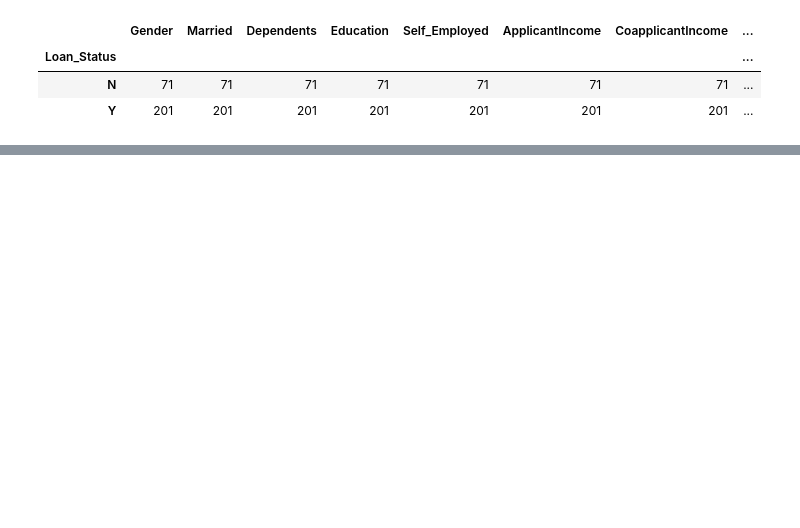
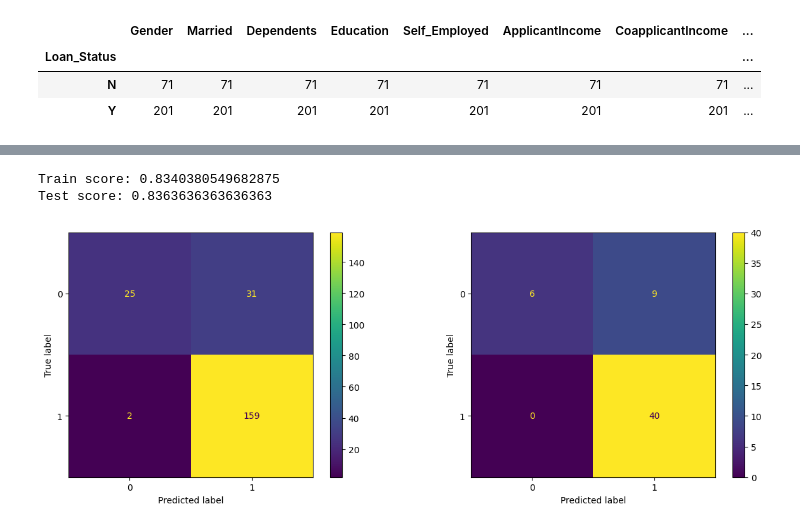
Before and after one commit to Shamsco/Loan-Approval, a Jupyter notebook: Loan Rejection.ipynb, the cells around one changed output, grey strips where cells are left out. Cells and saved outputs as stored; diff of their text form; code cells hidden in the pictures; blank space fills up the shorter version.

```diff
--- a/Loan Rejection.ipynb
+++ b/Loan Rejection.ipynb
@@ -252,16 +220,0 @@ Test Score: 0.7272727272727273
-# %%
-random_forest = RandomForestClassifier(random_state = 42)
-accuracy = cross_val_score(random_forest, X_train, y_train, cv=5)
-random_forest.fit(X_train, y_train)
-y_pred = random_forest.predict(X_test)
-
-train_score = np.mean(accuracy)
-test_score = random_forest.score(X_test, y_test)
-print("Train Score:", train_score)
-print("Test Score:", test_score)
-
-result_dict_train["Random_Forest_Train_Score"] = train_score
-result_dict_test["Random_Forest_Test_Score"] = test_score
-
-result_matrix = confusion_matrix(y_test, y_pred, labels=random_forest.classes_)
-result_dict_matrix["Random_Forest_Confusion_Matrix"] = ConfusionMatrixDisplay(confusion_matrix=result_matrix, display_labels=random_forest.classes_)
@@ -271,16 +220,0 @@ Test Score: 0.8545454545454545
-# %%
-naive_bayes = GaussianNB()
-accuracy = cross_val_score(naive_bayes, X_train, y_train, cv=5)
-naive_bayes.fit(X_train, y_train)
-y_pred = naive_bayes.predict(X_test)
-
-train_score = np.mean(accuracy)
-test_score = naive_bayes.score(X_test, y_test)
-print("Train Score:", train_score)
-print("Test Score:", test_score)
-
-result_dict_train["Naive_Bayes_Train_Score"] = train_score
-result_dict_test["Naive_Bayes_Test_Score"] = test_score
-
-result_matrix = confusion_matrix(y_test, y_pred, labels=naive_bayes.classes_)
-result_dict_matrix["Naive_Bayes_Confusion_Matrix"] = ConfusionMatrixDisplay(confusion_matrix=result_matrix, display_labels=naive_bayes.classes_)
@@ -342,0 +221,7 @@ for key, value in result_dict_matrix.items():
+# %%
+logistic_regression = LogisticRegression(random_state = 42)
+plot_results(model=logistic_regression, X_train=X_train, y_train=y_train, X_test=X_test, y_test=y_test)
+# %% [output]
+Train score: 0.8340380549682875
+Test score: 0.8363636363636363
+[figure, added]
```
Also changed, not shown: parts of 23 cells of this notebook.
